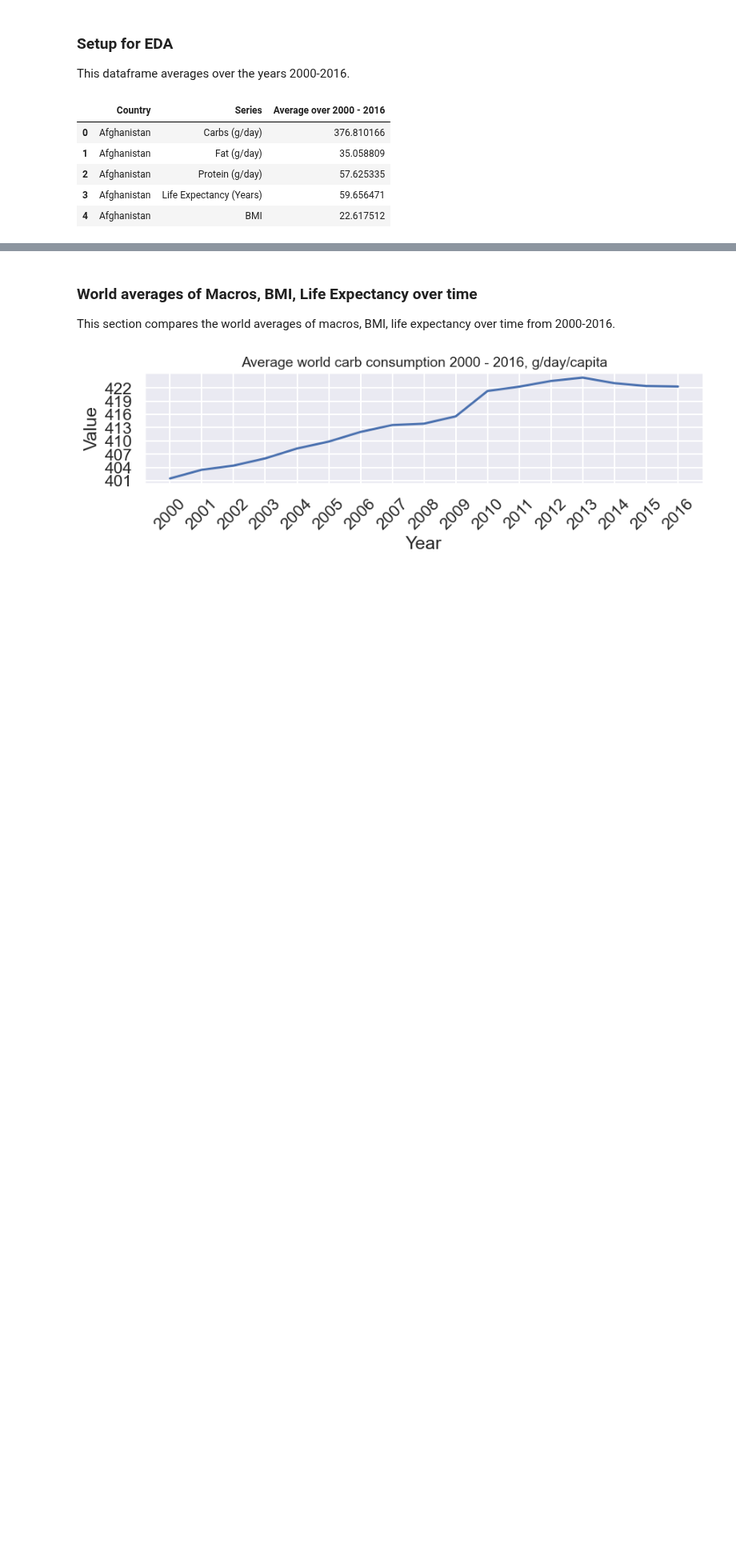
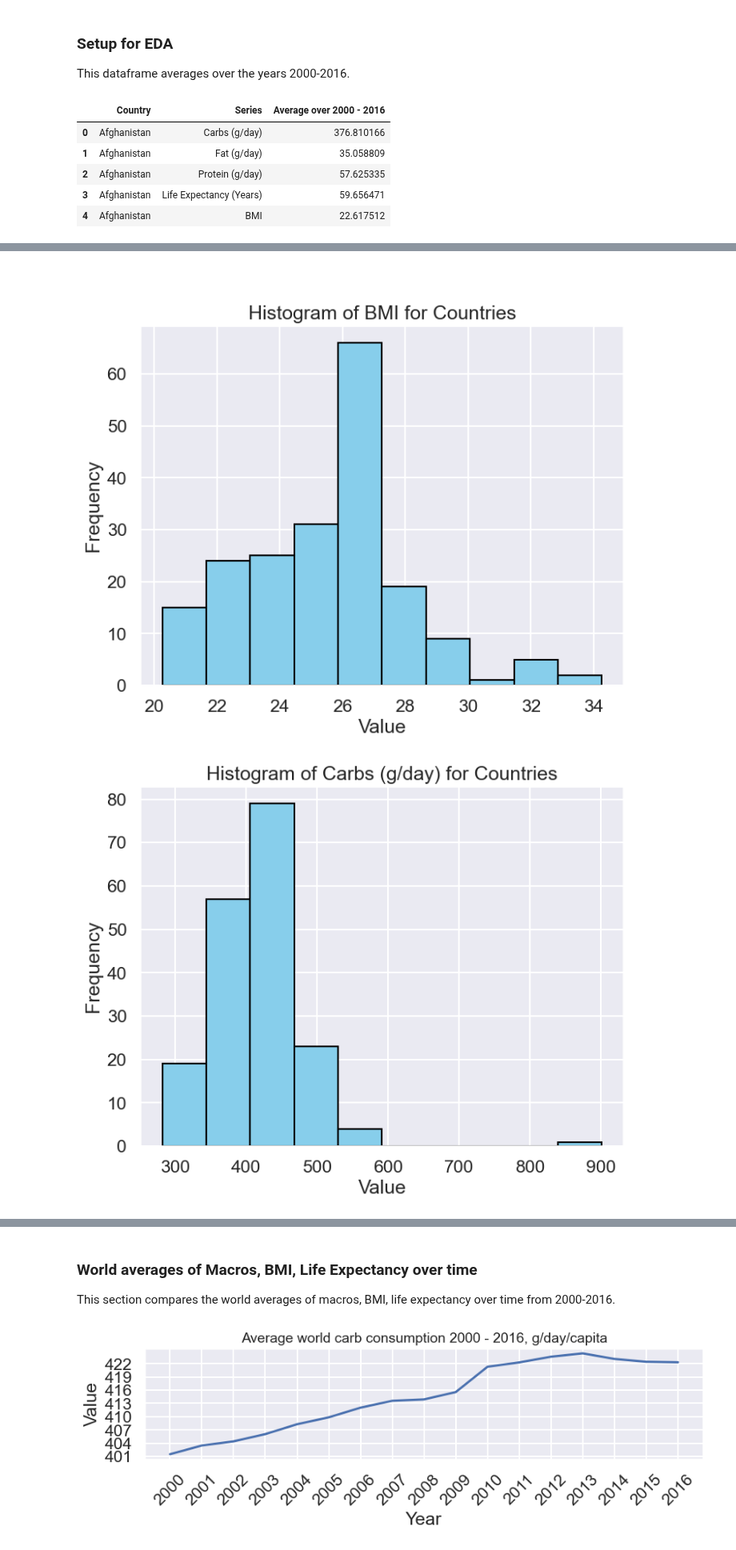
Before and after one commit to COGS108/Group074_WI24, a Jupyter notebook: EDACheckpoint_Group074_WI24.ipynb, the cells around one changed output, grey strips where cells are left out. Shown at 80% size. Saved outputs shown, nothing was run; the diff lists cells and outputs as text; code cells hidden in the pictures; blank space fills up the shorter version.

```diff
--- a/EDACheckpoint_Group074_WI24.ipynb
+++ b/EDACheckpoint_Group074_WI24.ipynb
@@ -562,6 +562,9 @@ Carry out whatever EDA you need to for your project.  Because every project will
 # %% [markdown]
 ### Setup for EDA
 This dataframe averages over the years 2000-2016.
+# %%
+df = pd.read_csv('./cleaned_datasets/final.csv')
+# df_head()
 # %%
 averages = pivot_df.copy()
 
@@ -589,3 +592,37 @@ global_avg.head()
 | 2 | Fat (g/day) | 77.467393 | 78.353893 | 79.282637 | 79.565913 | 80.902216 | 81.875227 | 82.709113 | 83.625490 | 84.306193 | 84.430774 | ... |
 | 3 | Life Expectancy (Years) | 67.490037 | 67.805790 | 68.081833 | 68.352977 | 68.714127 | 69.020639 | 69.383930 | 69.696536 | 70.021330 | 70.390044 | ... |
 | 4 | Protein (g/day) | 74.349465 | 74.918954 | 75.650426 | 75.923190 | 76.269728 | 77.201795 | 77.652475 | 78.694796 | 79.167152 | 79.438516 | ... |
+# %% [markdown]
+###
+# %%
+merge_year = df.melt(id_vars=['Country', 'Series'], var_name='Year', value_name='Value')
+
+# Convert Year column to numeric
+merge_year['Year'] = merge_year['Year'].astype(int)
+
+# Calculate average for each Country and Series
+avg_df = merge_year.groupby(['Country', 'Series'], as_index=False)['Value'].mean()
+
+
+
+for macro in avg_df['Series'].unique():
+    # Filter data for the current macro
+    macro_data = avg_df[avg_df['Series'] == macro]
+
+    # Create histogram plot
+    plt.figure(figsize=(8, 6))
+    plt.hist(macro_data['Value'], bins=10, color='skyblue', edgecolor='black')
+
+    # Add labels and title
+    plt.xlabel('Value')
+    plt.ylabel('Frequency')
+    plt.title(f'Histogram of {macro} for Countries')
+
+    # Add grid
+    plt.grid(True)
+
+    # Show plot
+    plt.show()
+# %% [output]
+[figure, added]
+[figure, added]
```
Also changed, not shown: parts of 5 cells of this notebook.
